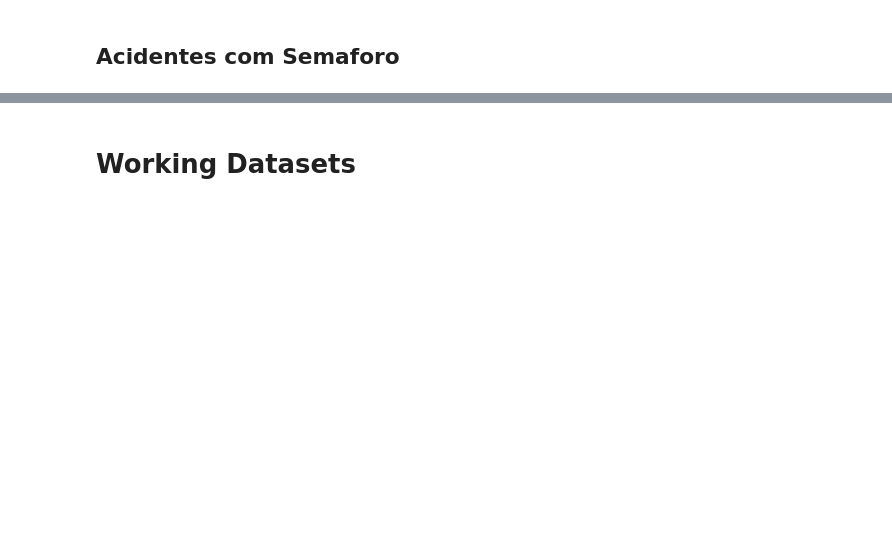
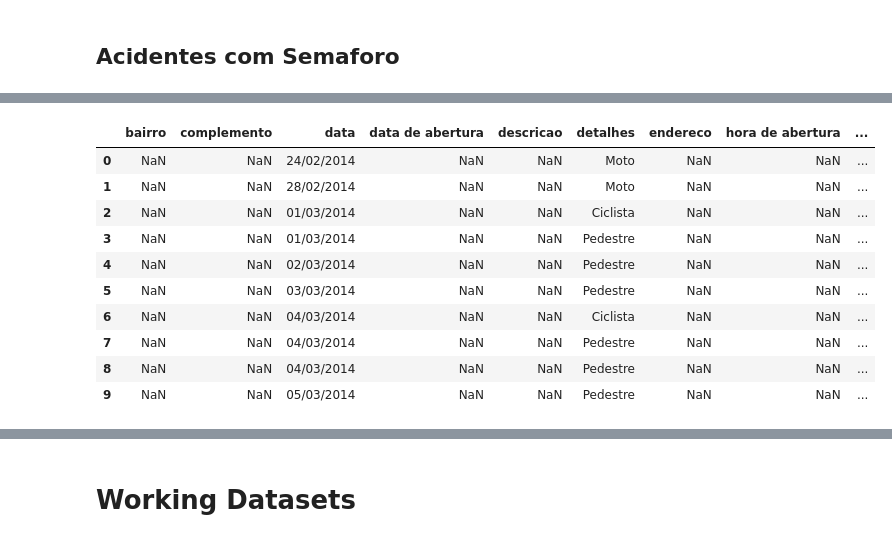
Before and after one commit to fbormann/DadosTransitoRecife, a Jupyter notebook: Projeto CTTU.ipynb, the cells around one changed output, grey strips where cells are left out. Drawn from its saved outputs; the diff is of its cells as text; code cells hidden in the pictures; blank space fills up the shorter version.

```diff
--- a/Projeto CTTU.ipynb
+++ b/Projeto CTTU.ipynb
@@ -437,3 +447,15 @@ acidentes_2014_2016["numero_semaforo"] = acidentes_2014_2016.apply(lambda row: g
+# %%
+acidentes_2014_2016["monitoring_near_100m"] = acidentes_2014_2016.apply(lambda row: isClose(row["latitude"], row["longitude"],
+                                                                                            fiscalizacao_nump, 0.1, 7, 6), axis=1)
+# %%
+acidentes_2014_2016["monitoring_near_500m"] = acidentes_2014_2016.apply(lambda row: isClose(row["latitude"], row["longitude"],
+                                                                                            fiscalizacao_nump, 0.5, 7, 6), axis=1)
+# %%
+acidentes_2014_2016["monitoring_near_1km"] = acidentes_2014_2016.apply(lambda row: isClose(row["latitude"], row["longitude"],
+                                                                                            fiscalizacao_nump, 1, 7, 6), axis=1)
+# %%
+acidentes_2014_2016["monitoring_closest"] = acidentes_2014_2016.apply(lambda row: closest(row["latitude"], row["longitude"],
+                                                                                            fiscalizacao_nump, 10, 7, 6), axis=1)
 # %%
 acidentes_2014_2016.shape
 # %% [output]
@@ -452,0 +478,14 @@ infracoes_com_acidentes
+# %%
+acidentes_2014_2016.head(10)
+# %% [output]
+|  | bairro | complemento | data | data de abertura | descricao | detalhes | endereco | hora de abertura | ... |
+| 0 | NaN | NaN | 24/02/2014 | NaN | NaN | Moto | NaN | NaN | ... |
+| 1 | NaN | NaN | 28/02/2014 | NaN | NaN | Moto | NaN | NaN | ... |
+| 2 | NaN | NaN | 01/03/2014 | NaN | NaN | Ciclista | NaN | NaN | ... |
+| 3 | NaN | NaN | 01/03/2014 | NaN | NaN | Pedestre | NaN | NaN | ... |
+| 4 | NaN | NaN | 02/03/2014 | NaN | NaN | Pedestre | NaN | NaN | ... |
+| 5 | NaN | NaN | 03/03/2014 | NaN | NaN | Pedestre | NaN | NaN | ... |
+| 6 | NaN | NaN | 04/03/2014 | NaN | NaN | Ciclista | NaN | NaN | ... |
+| 7 | NaN | NaN | 04/03/2014 | NaN | NaN | Pedestre | NaN | NaN | ... |
+| 8 | NaN | NaN | 04/03/2014 | NaN | NaN | Pedestre | NaN | NaN | ... |
+| 9 | NaN | NaN | 05/03/2014 | NaN | NaN | Pedestre | NaN | NaN | ... |
```
Also changed, not shown: parts of 30 cells of this notebook.
